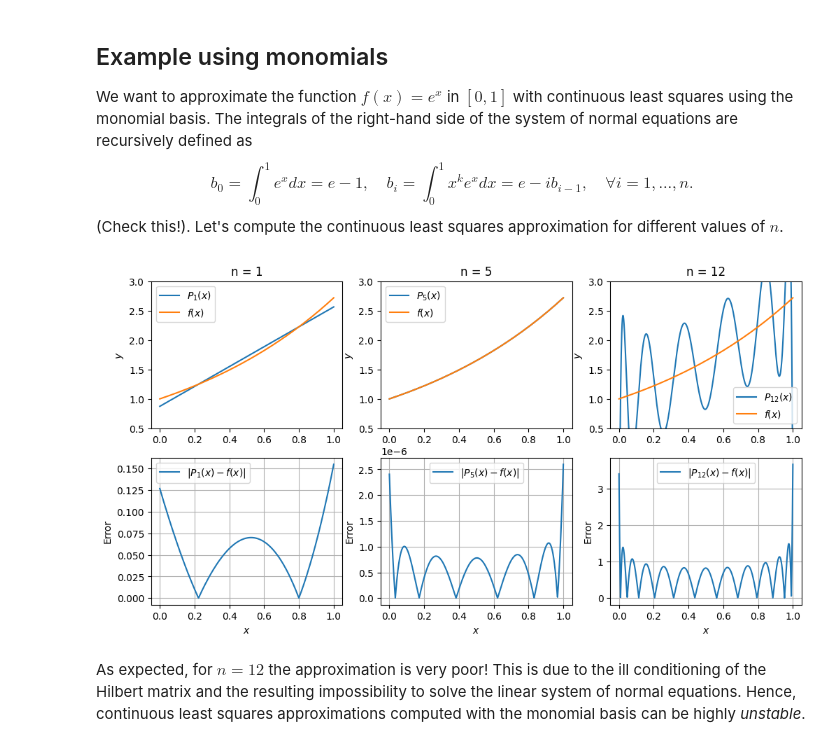
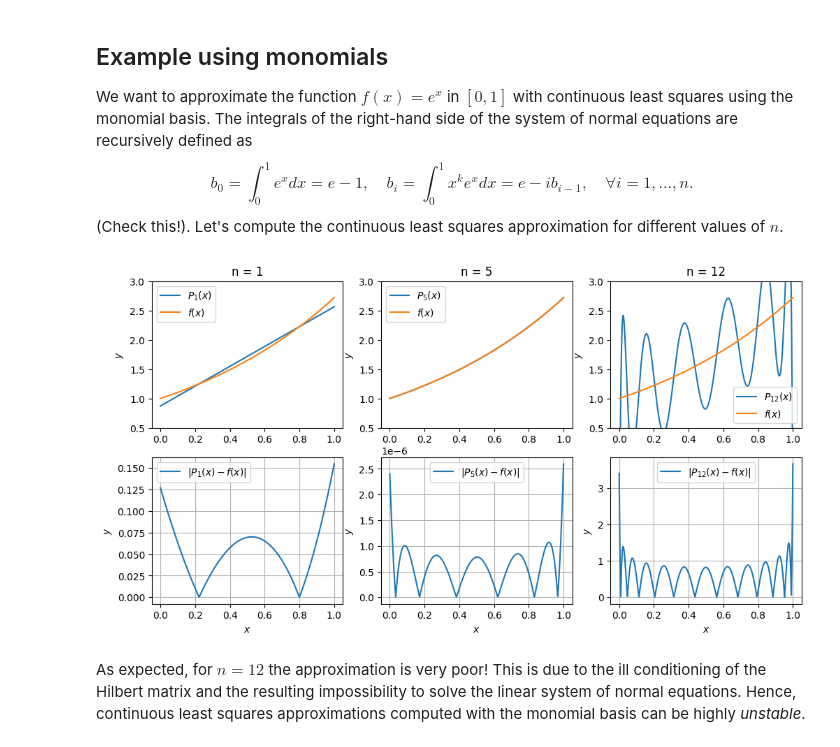
Before and after one commit to simone-brugiapaglia/numerical-analysis-notebooks, a Jupyter notebook: 10_Orthogonal_polynomials.ipynb, the cells around one changed output. Saved outputs shown, nothing was run; the diff lists cells and outputs as text; code cells hidden in the pictures.

```diff
--- a/10_Orthogonal_polynomials.ipynb
+++ b/10_Orthogonal_polynomials.ipynb
@@ -106,35 +106,35 @@ plt.figure(figsize = (12, 6) )
 x_grid = np.linspace(0,1,1000)
 
 # construct continuous least squares approximations for different values of n
 i_n = 0
 for n in n_values:
     i_n += 1
 
     # create and solve linear system of normal equations
     b = b_large[0:n+1]
     M = H[0:n+1, 0:n+1]
     c = np.linalg.solve(M,b)
 
     # visualize results
     plt.subplot(2, 3, i_n)
     plt.plot(x_grid, poly_eval_monomial(c, x_grid), label = '$P_{'+str(n)+'}(x)$' )
     plt.plot(x_grid, f(x_grid), label = '$f(x)$')
     plt.ylabel('$y$')
     plt.ylim([0.5,3])
     plt.title('n = '+str(n))
     plt.legend()
 
     # visualize error
     plt.subplot(2, 3, i_n+3)
     plt.plot(x_grid, np.abs(poly_eval_monomial(c, x_grid) - f(x_grid)), label = '$|P_{'+str(n)+'}(x) - f(x)|$' )
-    plt.ylabel('Error')
+    plt.ylabel('$y$')
     plt.xlabel('$x$')
     plt.grid()
     plt.legend()
 
 plt.show()
 # %% [output]
-[figure, old version]
+[figure, new version]
 # %% [markdown]
 As expected, for $n=12$ the approximation is very poor! This is due to the ill conditioning of the Hilbert matrix and the resulting impossibility to solve the linear system of normal equations. Hence, continuous least squares approximations computed with the monomial basis can be highly *unstable*.
 # %% [markdown]
```
Also changed, not shown: parts of 2 cells of this notebook.
